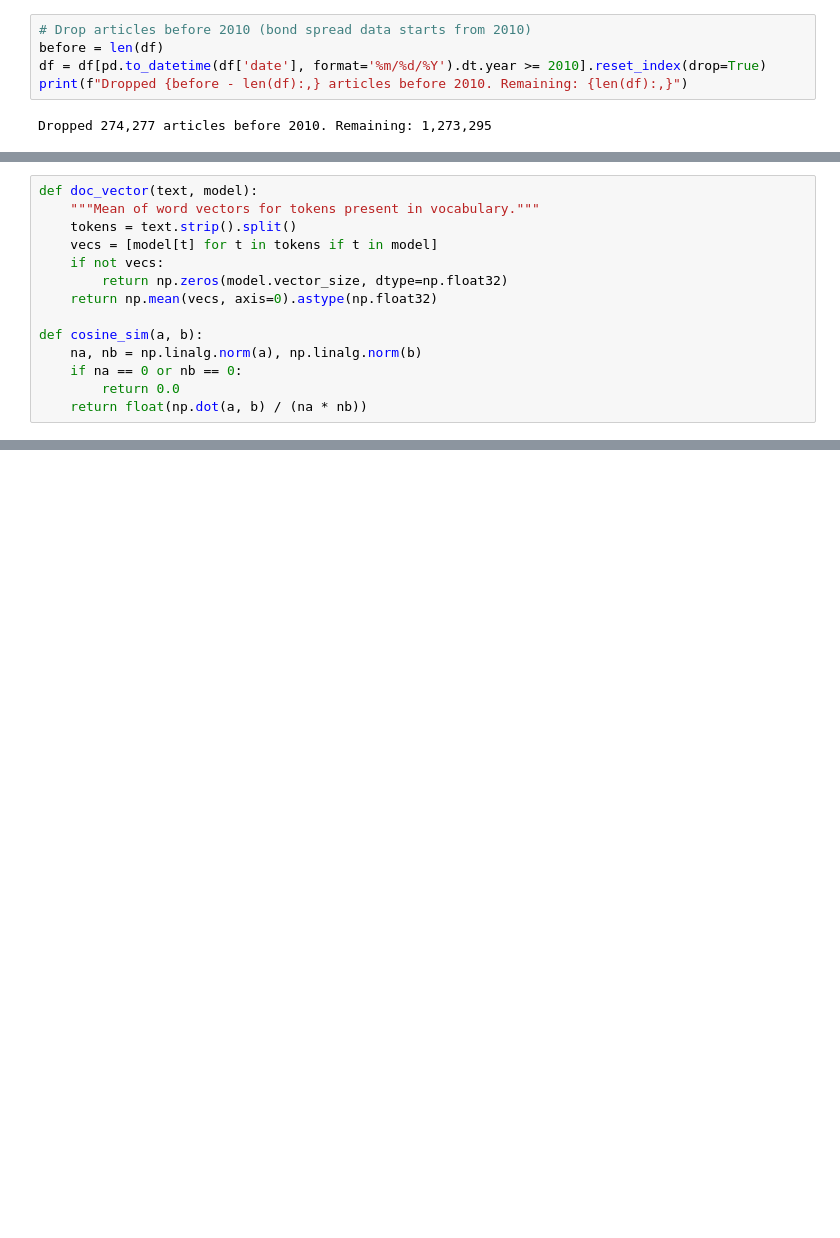
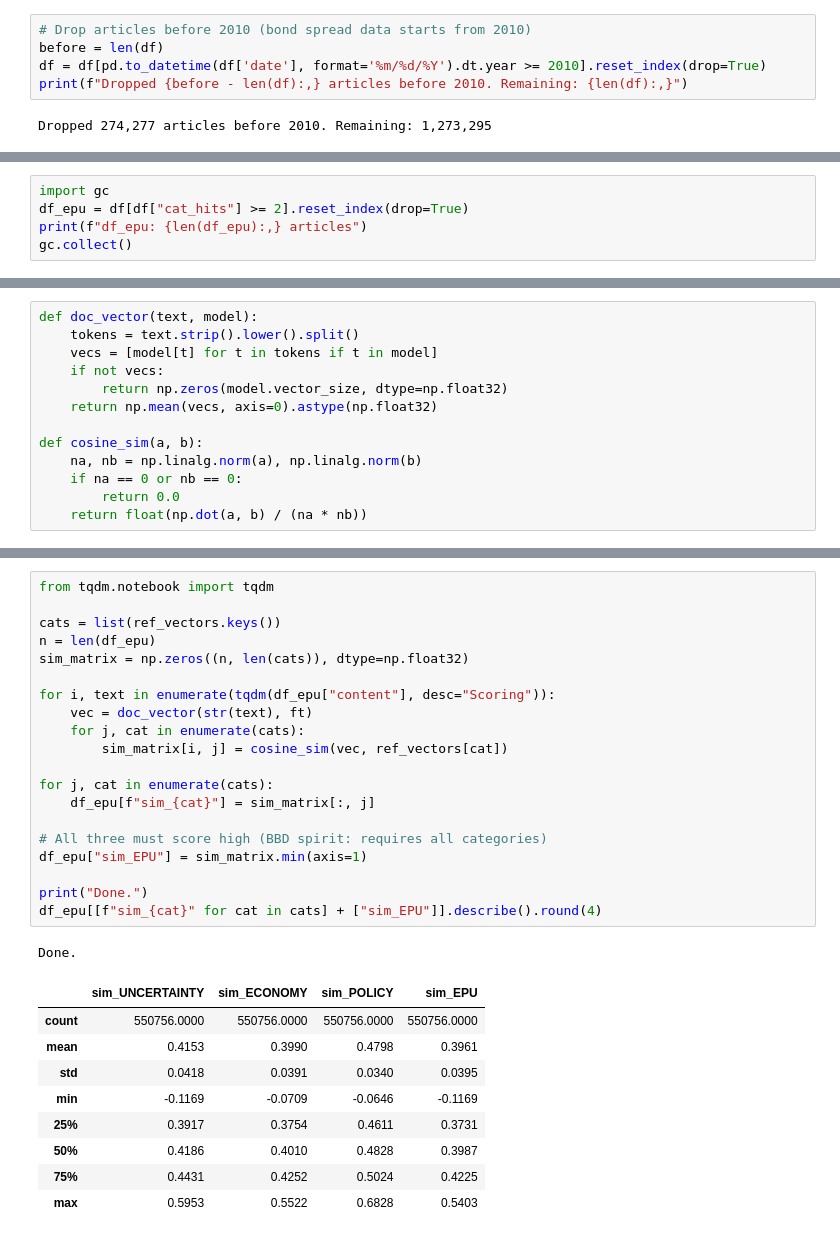
Before and after one commit to Swkratis210204/TextDataInEconomics, a Jupyter notebook: phase1/phase1.ipynb, the cells around one changed output, grey strips where cells are left out. Drawn from its saved outputs; the diff is of its cells as text; blank space fills up the shorter version.

```diff
--- a/phase1/phase1.ipynb
+++ b/phase1/phase1.ipynb
@@ -452,0 +498,5 @@ Filtered corpus: 933,840 articles (73.3% of total)
+# %%
+import gc
+df_epu = df[df["cat_hits"] >= 2].reset_index(drop=True)
+print(f"df_epu: {len(df_epu):,} articles")
+gc.collect()
@@ -484,7 +528,6 @@ MemoryError: Unable to allocate 572. MiB for an array with shape (500000, 300) a
 # %%
 def doc_vector(text, model):
-    """Mean of word vectors for tokens present in vocabulary."""
-    tokens = text.strip().split()
+    tokens = text.strip().lower().split()
     vecs = [model[t] for t in tokens if t in model]
     if not vecs:
         return np.zeros(model.vector_size, dtype=np.float32)
@@ -509 +573,32 @@ POLICY         : ref vector built from 17 keywords
+# %%
+from tqdm.notebook import tqdm
+
+cats = list(ref_vectors.keys())
+n = len(df_epu)
+sim_matrix = np.zeros((n, len(cats)), dtype=np.float32)
+
+for i, text in enumerate(tqdm(df_epu["content"], desc="Scoring")):
+    vec = doc_vector(str(text), ft)
+    for j, cat in enumerate(cats):
+        sim_matrix[i, j] = cosine_sim(vec, ref_vectors[cat])
+
+for j, cat in enumerate(cats):
+    df_epu[f"sim_{cat}"] = sim_matrix[:, j]
+
+# All three must score high (BBD spirit: requires all categories)
+df_epu["sim_EPU"] = sim_matrix.min(axis=1)
+
+print("Done.")
+df_epu[[f"sim_{cat}" for cat in cats] + ["sim_EPU"]].describe().round(4)
+# %% [output]
+Done.
+|  | sim_UNCERTAINTY | sim_ECONOMY | sim_POLICY | sim_EPU |
+| count | 550756.0000 | 550756.0000 | 550756.0000 | 550756.0000 |
+| mean | 0.4153 | 0.3990 | 0.4798 | 0.3961 |
+| std | 0.0418 | 0.0391 | 0.0340 | 0.0395 |
+| min | -0.1169 | -0.0709 | -0.0646 | -0.1169 |
+| 25% | 0.3917 | 0.3754 | 0.4611 | 0.3731 |
+| 50% | 0.4186 | 0.4010 | 0.4828 | 0.3987 |
+| 75% | 0.4431 | 0.4252 | 0.5024 | 0.4225 |
+| max | 0.5953 | 0.5522 | 0.6828 | 0.5403 |
 # %%
```
Also changed, not shown: parts of 47 cells of this notebook, 2 other files.
